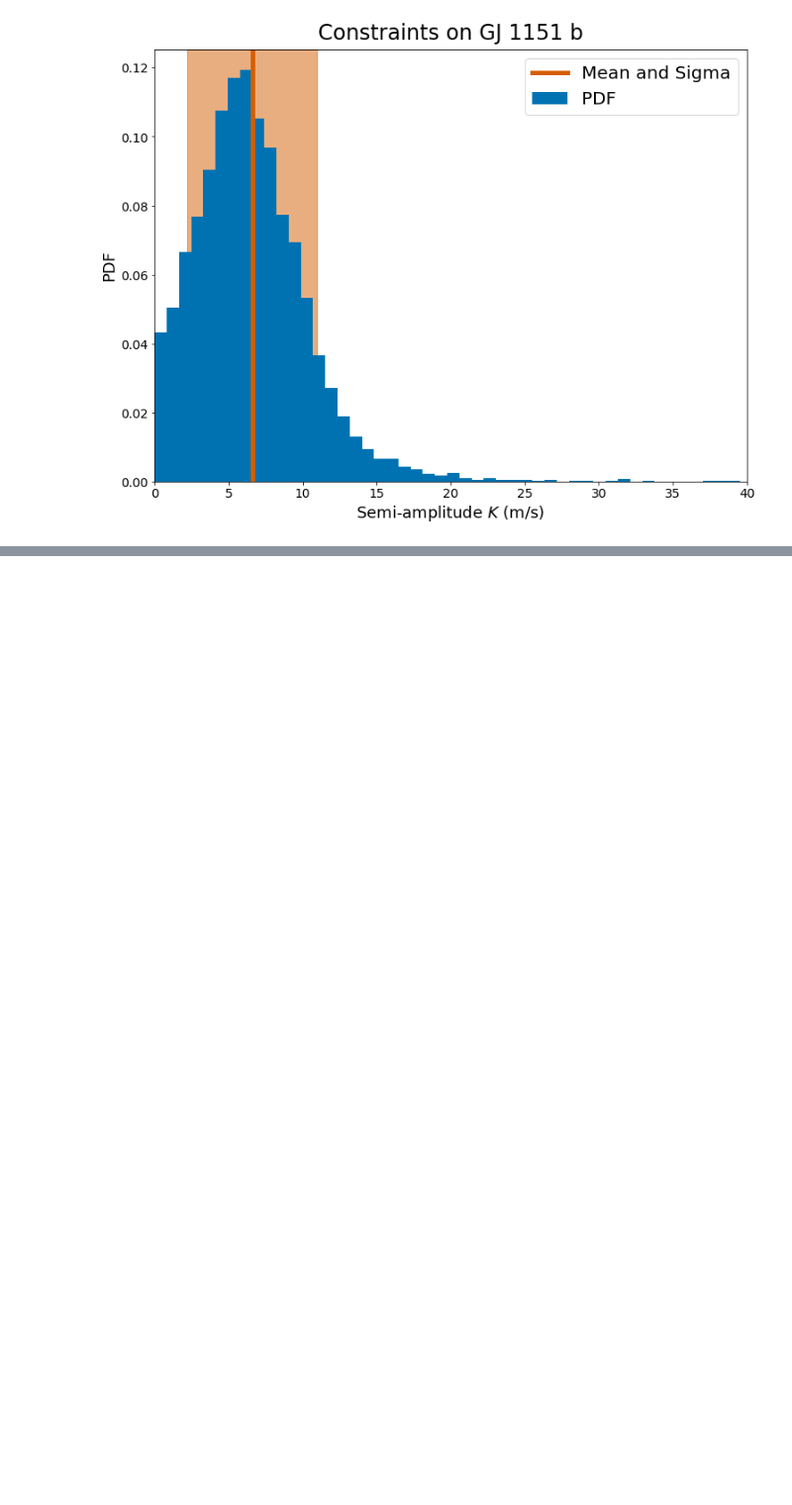
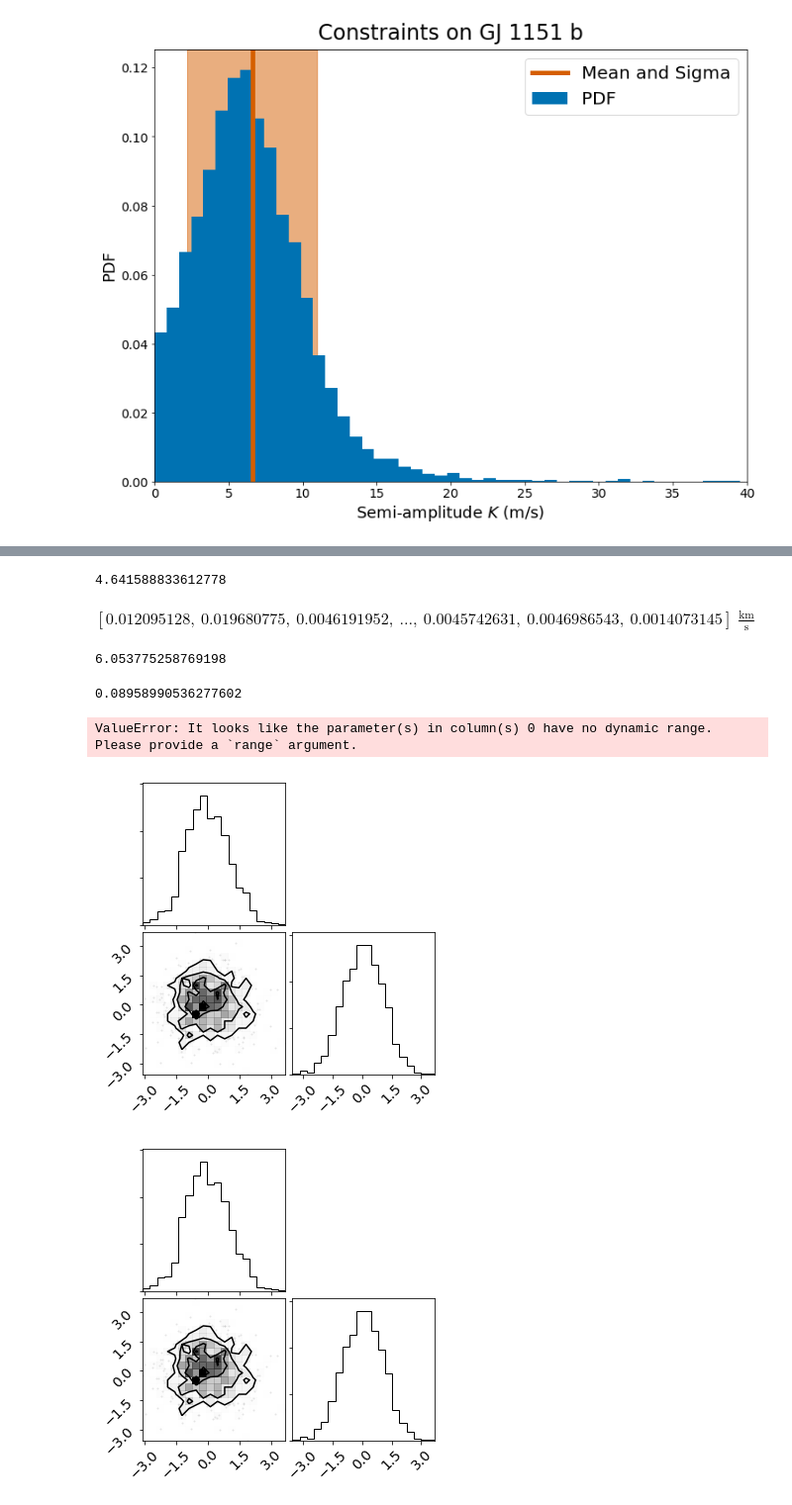
Before and after one commit to benjaminpope/video, a Jupyter notebook: notebooks/fit_rvs.ipynb, the cells around one changed output, grey strips where cells are left out. Shown: that part at 99% size. Drawn from its saved outputs; the diff is of its cells as text; code cells hidden in the pictures; blank space fills up the shorter version.

Commit message:
inferred mass and planet parameters

```diff
--- a/notebooks/fit_rvs.ipynb
+++ b/notebooks/fit_rvs.ipynb
@@ -108,0 +146,28 @@ The 'normed' kwarg was deprecated in Matplotlib 2.1 and will be removed in 3.1.
+# %%
+0.01**(-1./3.)
+# %% [output]
+4.641588833612778
+# %%
+samples['K'].to(u.km/u.s)
+# %% [output]
+$[0.012095128,~0.019680775,~0.0046191952,~\dots,~0.0045742631,~0.0046986543,~0.0014073145] \; \mathrm{\frac{km}{s}}$
+# %%
+k = 28.4 * (Ps.mean()/365.25) **(-1./3.) * 8.18/317. *(Mstar)**(-2./3.)
+print(k)
+# %% [output]
+6.053775258769198
+# %%
+k_earth = 28.4 * (1.) **(-1./3.) * 1./317. *(1.)**(-2./3.)
+print(k_earth)
+# %% [output]
+0.08958990536277602
+# %%
+dummy = {'P':samples['P'].value,'K':samples['K'].value}
+corner.corner(dummy)
+# %% [output]
+ValueError: It looks like the parameter(s) in column(s) 0 have no dynamic range. Please provide a `range` argument.
+# %%
+corner.corner(np.random.randn(1000,2))
+# %% [output]
+[figure, added]
+[figure, added]
```
Also changed, not shown: parts of 9 cells of this notebook, 2 other files.
